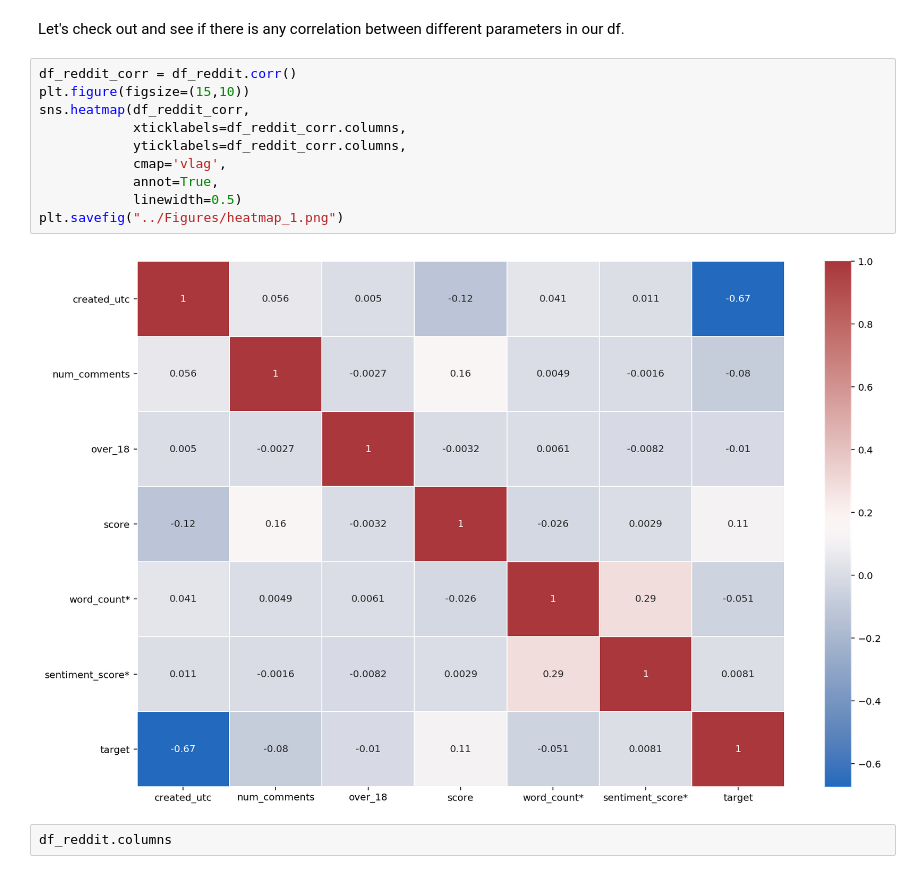
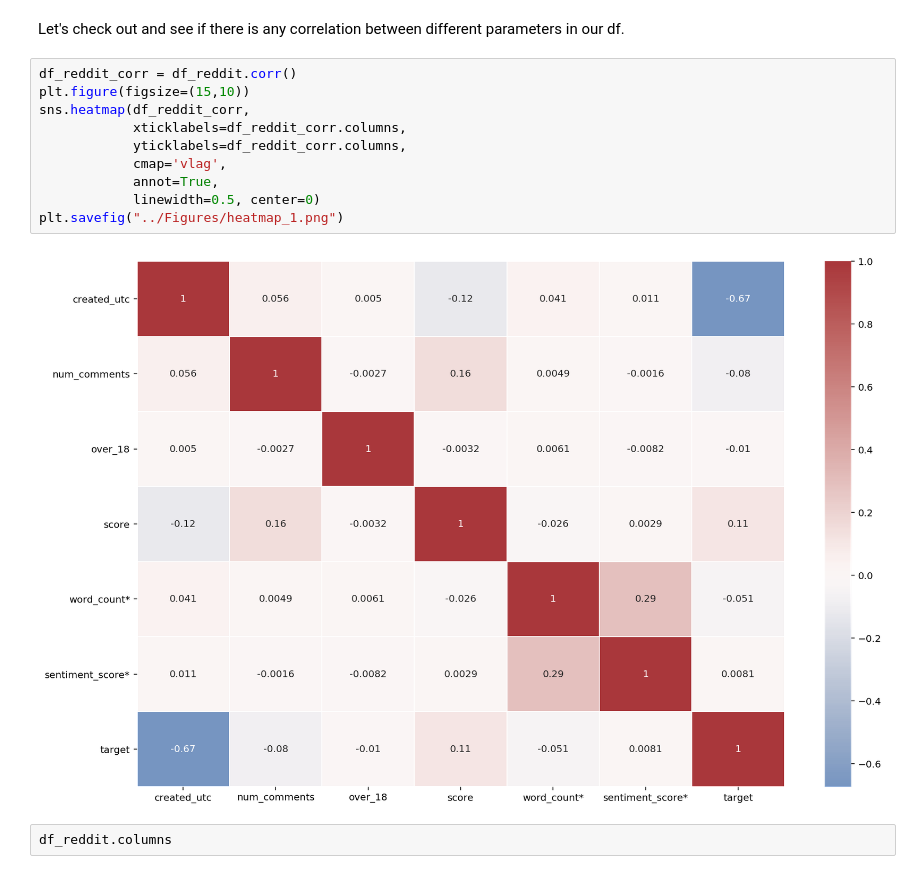
Before and after one commit to Atashnezhad/NLP_Proj2, a Jupyter notebook: Codes/P03_Exploratory data analysis.ipynb, the cells around one changed output. Cells and saved outputs as stored; diff of their text form.

```diff
--- a/Codes/P03_Exploratory data analysis.ipynb
+++ b/Codes/P03_Exploratory data analysis.ipynb
@@ -123,15 +135,15 @@ Let's check out and see if there is any correlation between different parameters
 # %%
 df_reddit_corr = df_reddit.corr()
 plt.figure(figsize=(15,10))
 sns.heatmap(df_reddit_corr,
             xticklabels=df_reddit_corr.columns,
             yticklabels=df_reddit_corr.columns,
             cmap='vlag',
             annot=True,
-            linewidth=0.5)
+            linewidth=0.5, center=0)
 plt.savefig("../Figures/heatmap_1.png")
 # %% [output]
-[figure, old version]
+[figure, new version]
 # %%
 df_reddit.columns
 # %% [output]
```
Also changed, not shown: parts of 22 cells of this notebook, 1 other file.
